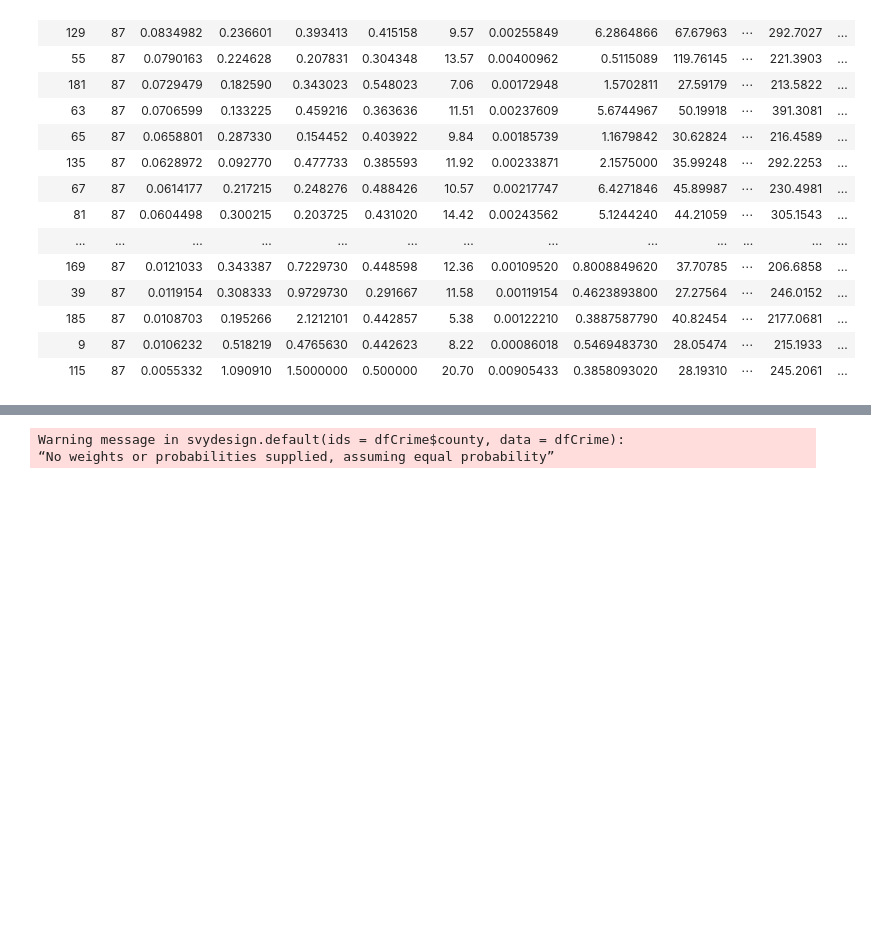
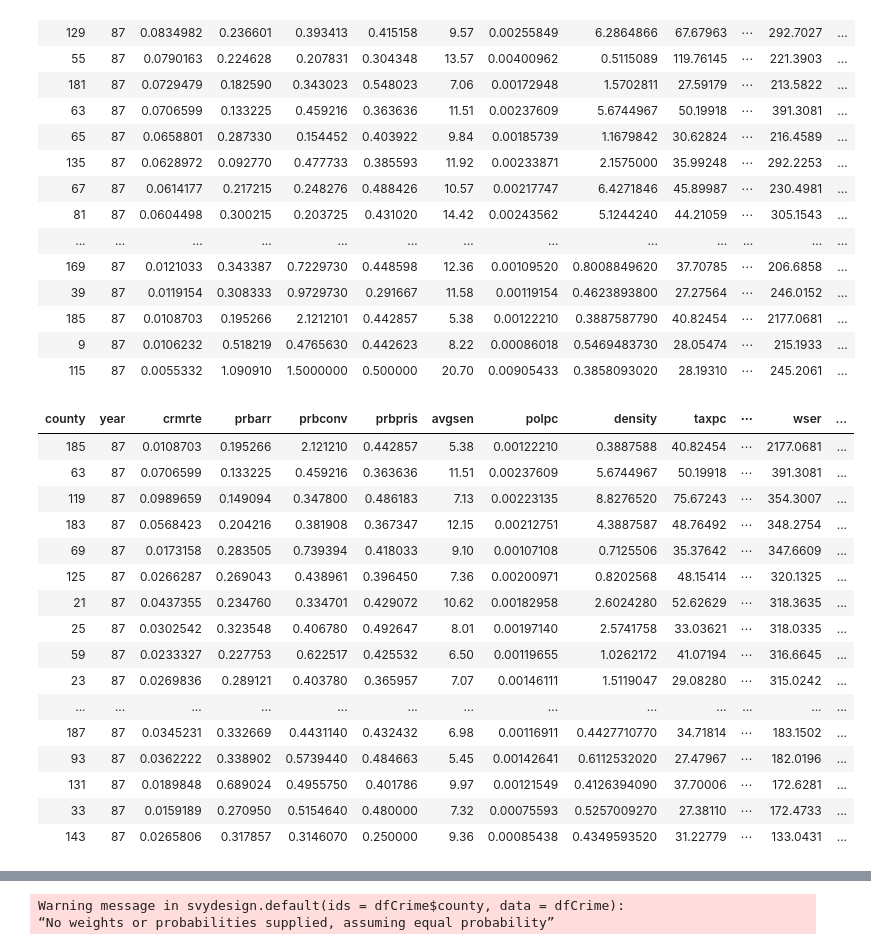
Before and after one commit to kevin-hartman/MIDS_W203_5_Lab3, a Jupyter notebook: kevin_scratchpad.ipynb, the cells around one changed output, grey strips where cells are left out. Drawn from its saved outputs; the diff is of its cells as text; code cells hidden in the pictures; blank space fills up the shorter version.

```diff
--- a/kevin_scratchpad.ipynb
+++ b/kevin_scratchpad.ipynb
@@ -138,3 +141,24 @@ dfCrime %>% arrange(desc(crmrte))
+# %%
+dfCrime %>% filter(crmrte<1) %>% arrange(desc(wser))
+#Note wser for county 185 is probably a coding error. It is a huge outlier.
+# %% [output]
+| county | year | crmrte | prbarr | prbconv | prbpris | avgsen | polpc | density | taxpc | ⋯ | wser | ... |
+| 185 | 87 | 0.0108703 | 0.195266 | 2.121210 | 0.442857 | 5.38 | 0.00122210 | 0.3887588 | 40.82454 | ⋯ | 2177.0681 | ... |
+| 63 | 87 | 0.0706599 | 0.133225 | 0.459216 | 0.363636 | 11.51 | 0.00237609 | 5.6744967 | 50.19918 | ⋯ | 391.3081 | ... |
+| 119 | 87 | 0.0989659 | 0.149094 | 0.347800 | 0.486183 | 7.13 | 0.00223135 | 8.8276520 | 75.67243 | ⋯ | 354.3007 | ... |
+| 183 | 87 | 0.0568423 | 0.204216 | 0.381908 | 0.367347 | 12.15 | 0.00212751 | 4.3887587 | 48.76492 | ⋯ | 348.2754 | ... |
+| 69 | 87 | 0.0173158 | 0.283505 | 0.739394 | 0.418033 | 9.10 | 0.00107108 | 0.7125506 | 35.37642 | ⋯ | 347.6609 | ... |
+| 125 | 87 | 0.0266287 | 0.269043 | 0.438961 | 0.396450 | 7.36 | 0.00200971 | 0.8202568 | 48.15414 | ⋯ | 320.1325 | ... |
+| 21 | 87 | 0.0437355 | 0.234760 | 0.334701 | 0.429072 | 10.62 | 0.00182958 | 2.6024280 | 52.62629 | ⋯ | 318.3635 | ... |
+| 25 | 87 | 0.0302542 | 0.323548 | 0.406780 | 0.492647 | 8.01 | 0.00197140 | 2.5741758 | 33.03621 | ⋯ | 318.0335 | ... |
+| 59 | 87 | 0.0233327 | 0.227753 | 0.622517 | 0.425532 | 6.50 | 0.00119655 | 1.0262172 | 41.07194 | ⋯ | 316.6645 | ... |
+| 23 | 87 | 0.0269836 | 0.289121 | 0.403780 | 0.365957 | 7.07 | 0.00146111 | 1.5119047 | 29.08280 | ⋯ | 315.0242 | ... |
+| ... | ... | ... | ... | ... | ... | ... | ... | ... | ... | ... | ... | ... |
+| 187 | 87 | 0.0345231 | 0.332669 | 0.4431140 | 0.432432 | 6.98 | 0.00116911 | 0.4427710770 | 34.71814 | ⋯ | 183.1502 | ... |
+| 93 | 87 | 0.0362222 | 0.338902 | 0.5739440 | 0.484663 | 5.45 | 0.00142641 | 0.6112532020 | 27.47967 | ⋯ | 182.0196 | ... |
+| 131 | 87 | 0.0189848 | 0.689024 | 0.4955750 | 0.401786 | 9.97 | 0.00121549 | 0.4126394090 | 37.70006 | ⋯ | 172.6281 | ... |
+| 33 | 87 | 0.0159189 | 0.270950 | 0.5154640 | 0.480000 | 7.32 | 0.00075593 | 0.5257009270 | 27.38110 | ⋯ | 172.4733 | ... |
+| 143 | 87 | 0.0265806 | 0.317857 | 0.3146070 | 0.250000 | 9.36 | 0.00085438 | 0.4349593520 | 31.22779 | ⋯ | 133.0431 | ... |
 # %%
 options(repr.plot.width=6, repr.plot.height=4)
 # %%
```
Also changed, not shown: parts of 8 cells of this notebook.
